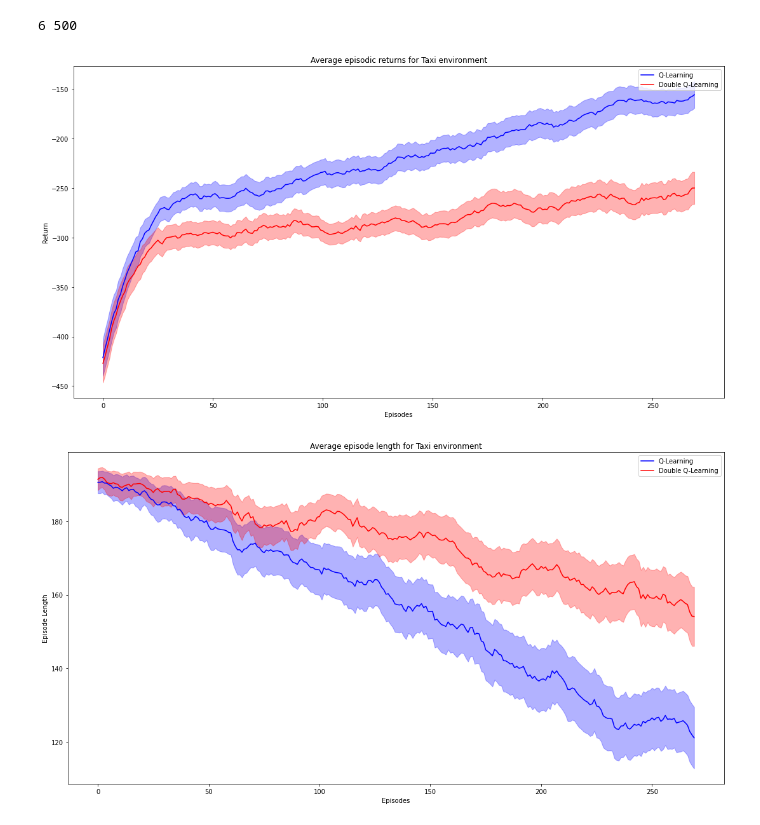
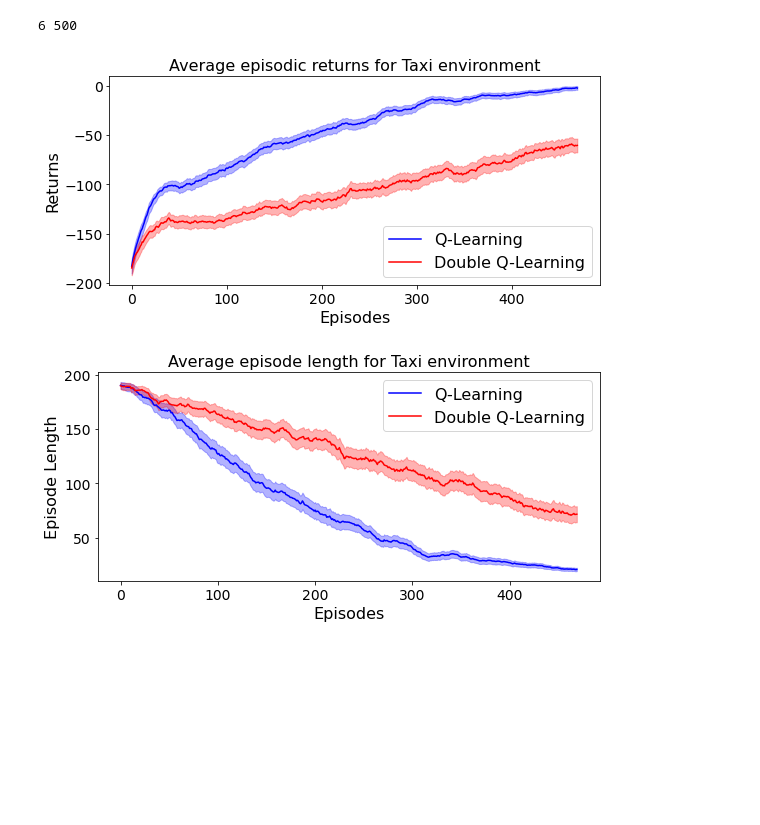
Before and after one commit to romnn/double-Q-learning, a Jupyter notebook: notebooks/taxi.ipynb, the cells around one changed output. Saved outputs shown, nothing was run; the diff lists cells and outputs as text; code cells hidden in the pictures; blank space fills up the shorter version.

```diff
--- a/notebooks/taxi.ipynb
+++ b/notebooks/taxi.ipynb
@@ -20,42 +17,43 @@ print(env.nA, env.nS)
 6 500
 # %%
 params = dict(
-    num_episodes=300,
+    num_episodes=500,
     repetitions=10,
     reduction = "mean",
     # hyperparameters
-    discount_factor=1.0,
-    alpha=0.1,
+    discount_factor=0.99,
+    alpha=0.25, # best alpha for q larning and double q learning
     epsilon=0.1,
 )
-
-smoothing_radius = 30
 # %%
 ep_lengths_q_learning, ep_returns_q_learning = optim.q_learning(env, **params)
 ep_lengths_dbl_q_learning, ep_returns_dbl_q_learning = optim.double_q_learning(env, **params)
 # %%
-plots.plot_values([
+smoothing_radius = 30
+confidence_band_scale=0.15
+
+_ = plots.plot_values([
         (dict(label="Q-Learning", color="blue"), ep_returns_q_learning),
         (dict(label="Double Q-Learning", color="red"), ep_returns_dbl_q_learning),
     ],
     smoothing_radius=smoothing_radius,
     title="Average episodic returns for Taxi environment",
-    confidence_band_scale=0.15,
+    confidence_band_scale=confidence_band_scale,
     legend=True,
-    xlabel="Episodes", ylabel="Return",
+    xlabel="Episodes", ylabel="Returns",
     savefig="../figs/taxi_average_episodic_returns.pdf",
 )
-plots.plot_values([
+_ = plots.plot_values([
         (dict(label="Q-Learning", color="blue"), ep_lengths_q_learning),
         (dict(label="Double Q-Learning", color="red"), ep_lengths_dbl_q_learning),
     ],
     smoothing_radius=smoothing_radius,
     title="Average episode length for Taxi environment",
-    confidence_band_scale=0.15,
+    confidence_band_scale=confidence_band_scale,
     legend=True,
     xlabel="Episodes", ylabel="Episode Length",
     savefig="../figs/taxi_average_episode_length.pdf"
 )
 # %% [output]
-[figure, old version]
+[figure, new version]
-[figure, old version]
+[figure, new version]
```
Also changed, not shown: parts of 1 cell of this notebook, 27 other files.
